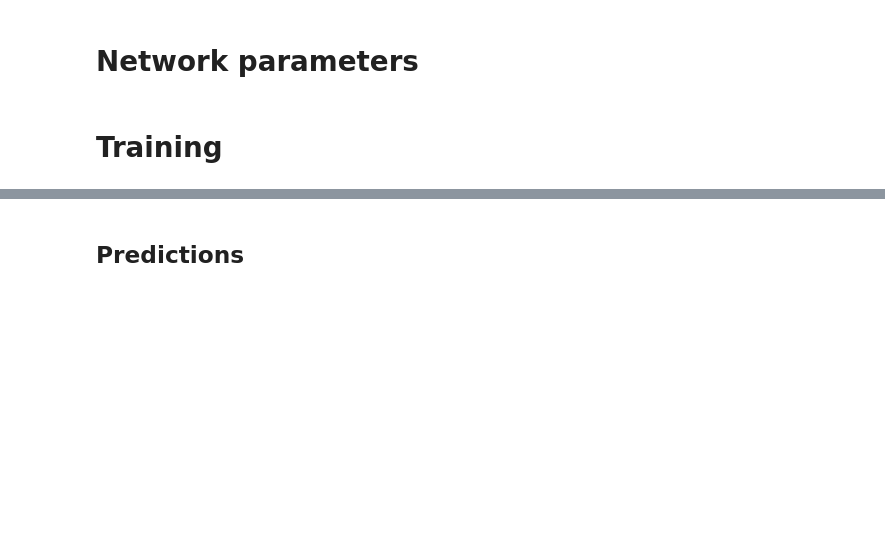
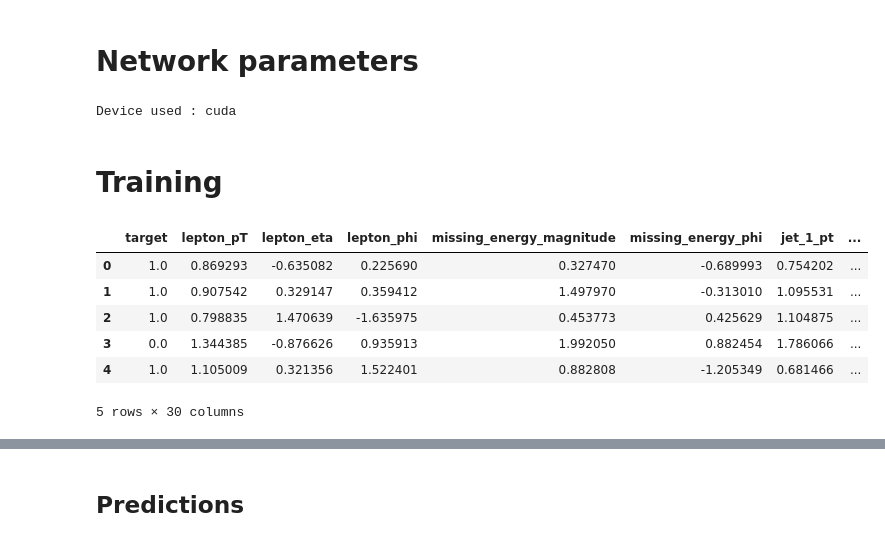
Before and after one commit to dreamquark-ai/tabnet, a Jupyter notebook: census_example.ipynb, the cells around one changed output, grey strips where cells are left out. Cells and saved outputs as stored; diff of their text form; code cells hidden in the pictures; blank space fills up the shorter version.

```diff
--- a/census_example.ipynb
+++ b/census_example.ipynb
@@ -45,13 +67,13 @@ test_indices = train[train.Set=="test"].index
 
 Label encode categorical features and fill empty cells.
 # %%
-nunique = train.nunique()
+# nunique = train.nunique()
 types = train.dtypes
 
 categorical_columns = []
 categorical_dims =  {}
-for col in train.columns:
-    if types[col] == 'object' or nunique[col] < 200:
+for col in tqdm(train.columns):
+    if types[col] == 'object':  # or nunique[col] < 200:
         print(col, train[col].nunique())
         l_enc = LabelEncoder()
         train[col] = train[col].fillna("VV_likely")
@@ -59,4 +81,4 @@ for col in train.columns:
         categorical_columns.append(col)
         categorical_dims[col] = len(l_enc.classes_)
     else:
-        train.fillna(train.loc[train_indices, col].mean(), inplace=True)
+        train[col].fillna(train.loc[train_indices, col].mean(), inplace=True)
@@ -63,7 +87,3 @@ for col in train.columns:
-# %%
-# check that pipeline accepts strings
-train.loc[train[target]==0, target] = "wealthy"
-train.loc[train[target]==1, target] = "not_wealthy"
 # %% [markdown]
 # Define categorical features for categorical embeddings
 # %%
@@ -79,13 +112,23 @@ cat_dims = [ categorical_dims[f] for i, f in enumerate(features) if f in categor
 # %%
-clf = TabNetClassifier(cat_idxs=cat_idxs,
-                       cat_dims=cat_dims,
-                       cat_emb_dim=1,
-                       optimizer_fn=torch.optim.Adam,
-                       optimizer_params=dict(lr=2e-2),
-                       scheduler_params={"step_size":50, # how to use learning rate scheduler
-                                         "gamma":0.9},
-                       scheduler_fn=torch.optim.lr_scheduler.StepLR,
-                       mask_type='entmax' # "sparsemax"
-                      )
+clf = TabNetClassifier(
+    n_d=64, n_a=64,
+    n_steps=5,
+    cat_idxs=cat_idxs,
+    cat_dims=cat_dims,
+    cat_emb_dim=1,
+    optimizer_fn=torch.optim.Adam,
+    optimizer_params=dict(lr=2e-2),
+    scheduler_params=dict(
+        max_lr=0.05,
+        steps_per_epoch=int(X_train.shape[0] / BS),
+        epochs=max_epochs,
+        is_batch_level=True),
+    scheduler_fn=torch.optim.lr_scheduler.OneCycleLR,
+#     scheduler_params={"base_lr": 2e-2, "max_lr": 1e-1},
+#     scheduler_fn=torch.optim.lr_scheduler.CyclicLR,
+    mask_type='entmax' # "sparsemax"
+  )
+# %% [output]
+Device used : cuda
 # %% [markdown]
 # Training
@@ -103,3 +135,13 @@ max_epochs = 1000 if not os.getenv("CI", False) else 2
+# %%
+train.head()
+# %% [output]
+|  | target | lepton_pT | lepton_eta | lepton_phi | missing_energy_magnitude | missing_energy_phi | jet_1_pt | ... |
+| 0 | 1.0 | 0.869293 | -0.635082 | 0.225690 | 0.327470 | -0.689993 | 0.754202 | ... |
+| 1 | 1.0 | 0.907542 | 0.329147 | 0.359412 | 1.497970 | -0.313010 | 1.095531 | ... |
+| 2 | 1.0 | 0.798835 | 1.470639 | -1.635975 | 0.453773 | 0.425629 | 1.104875 | ... |
+| 3 | 0.0 | 1.344385 | -0.876626 | 0.935913 | 1.992050 | 0.882454 | 1.786066 | ... |
+| 4 | 1.0 | 1.105009 | 0.321356 | 1.522401 | 0.882808 | -1.205349 | 0.681466 | ... |
+5 rows × 30 columns
 # %%
 clf.fit(
     X_train=X_train, y_train=y_train,
```
Also changed, not shown: parts of 28 cells of this notebook.
